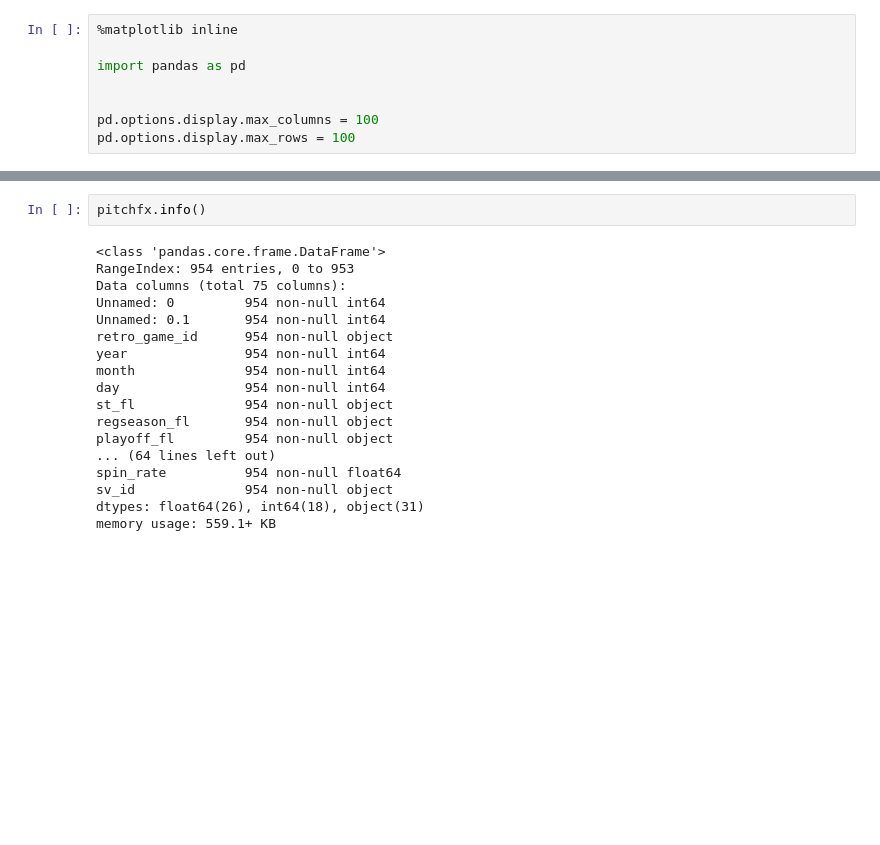
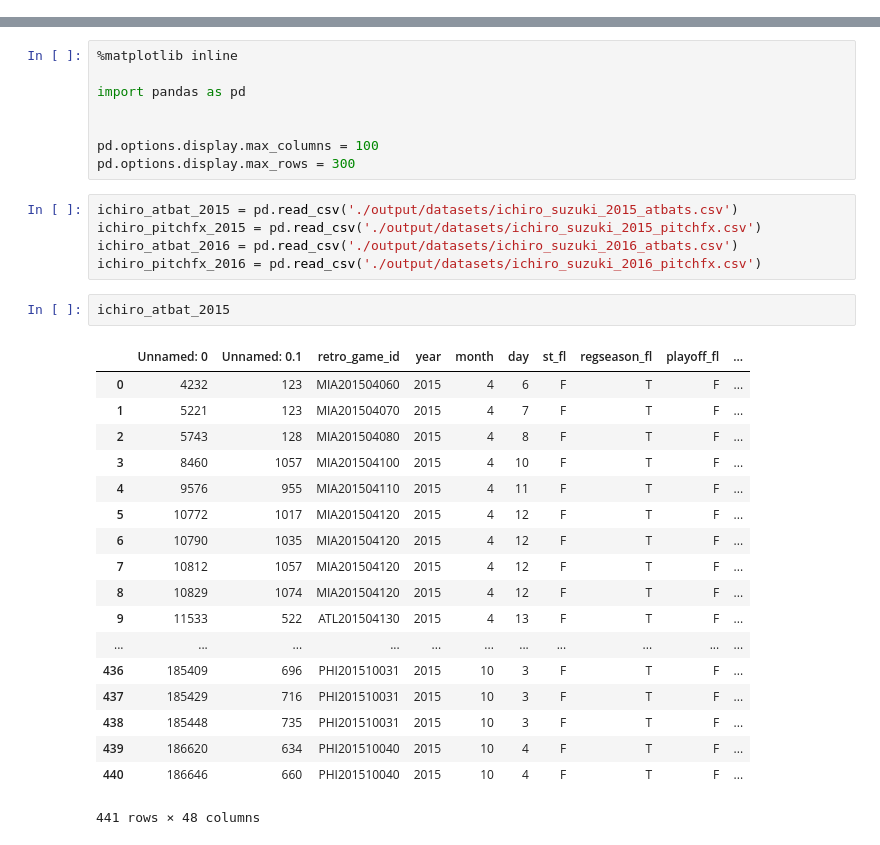
Before and after one commit to Shinichi-Nakagawa/pitchpx-example-ichiro-2016, a Jupyter notebook: analyze_ichiro_2016.ipynb, the cells around one changed output, grey strips where cells are left out. Cells and saved outputs as stored; diff of their text form; blank space fills up the shorter version.

```diff
--- a/analyze_ichiro_2016.ipynb
+++ b/analyze_ichiro_2016.ipynb
@@ -1,8 +0,0 @@
-# %%
-%matplotlib inline
-
-import pandas as pd
-
-
-pd.options.display.max_columns = 100
-pd.options.display.max_rows = 100
@@ -201,20 +1,34 @@ pitchfx_hits.groupby(['pa_event_cd', 'pitch_type'])[['start_speed', 'end_speed',
-# %%
-pitchfx.info()
-# %% [output]
-<class 'pandas.core.frame.DataFrame'>
-RangeIndex: 954 entries, 0 to 953
-Data columns (total 75 columns):
-Unnamed: 0         954 non-null int64
-Unnamed: 0.1       954 non-null int64
-retro_game_id      954 non-null object
-year               954 non-null int64
-month              954 non-null int64
-day                954 non-null int64
-st_fl              954 non-null object
-regseason_fl       954 non-null object
-playoff_fl         954 non-null object
-... (64 lines left out)
-spin_rate          954 non-null float64
-sv_id              954 non-null object
-dtypes: float64(26), int64(18), object(31)
-memory usage: 559.1+ KB
+# %%
+%matplotlib inline
+
+import pandas as pd
+
+
+pd.options.display.max_columns = 100
+pd.options.display.max_rows = 300
+# %%
+ichiro_atbat_2015 = pd.read_csv('./output/datasets/ichiro_suzuki_2015_atbats.csv')
+ichiro_pitchfx_2015 = pd.read_csv('./output/datasets/ichiro_suzuki_2015_pitchfx.csv')
+ichiro_atbat_2016 = pd.read_csv('./output/datasets/ichiro_suzuki_2016_atbats.csv')
+ichiro_pitchfx_2016 = pd.read_csv('./output/datasets/ichiro_suzuki_2016_pitchfx.csv')
+# %%
+ichiro_atbat_2015
+# %% [output]
+|  | Unnamed: 0 | Unnamed: 0.1 | retro_game_id | year | month | day | st_fl | regseason_fl | playoff_fl | ... |
+| 0 | 4232 | 123 | MIA201504060 | 2015 | 4 | 6 | F | T | F | ... |
+| 1 | 5221 | 123 | MIA201504070 | 2015 | 4 | 7 | F | T | F | ... |
+| 2 | 5743 | 128 | MIA201504080 | 2015 | 4 | 8 | F | T | F | ... |
+| 3 | 8460 | 1057 | MIA201504100 | 2015 | 4 | 10 | F | T | F | ... |
+| 4 | 9576 | 955 | MIA201504110 | 2015 | 4 | 11 | F | T | F | ... |
+| 5 | 10772 | 1017 | MIA201504120 | 2015 | 4 | 12 | F | T | F | ... |
+| 6 | 10790 | 1035 | MIA201504120 | 2015 | 4 | 12 | F | T | F | ... |
+| 7 | 10812 | 1057 | MIA201504120 | 2015 | 4 | 12 | F | T | F | ... |
+| 8 | 10829 | 1074 | MIA201504120 | 2015 | 4 | 12 | F | T | F | ... |
+| 9 | 11533 | 522 | ATL201504130 | 2015 | 4 | 13 | F | T | F | ... |
+| ... | ... | ... | ... | ... | ... | ... | ... | ... | ... | ... |
+| 436 | 185409 | 696 | PHI201510031 | 2015 | 10 | 3 | F | T | F | ... |
+| 437 | 185429 | 716 | PHI201510031 | 2015 | 10 | 3 | F | T | F | ... |
+| 438 | 185448 | 735 | PHI201510031 | 2015 | 10 | 3 | F | T | F | ... |
+| 439 | 186620 | 634 | PHI201510040 | 2015 | 10 | 4 | F | T | F | ... |
+| 440 | 186646 | 660 | PHI201510040 | 2015 | 10 | 4 | F | T | F | ... |
+441 rows × 48 columns
```
Also changed, not shown: parts of 33 cells of this notebook, 1 other file.
